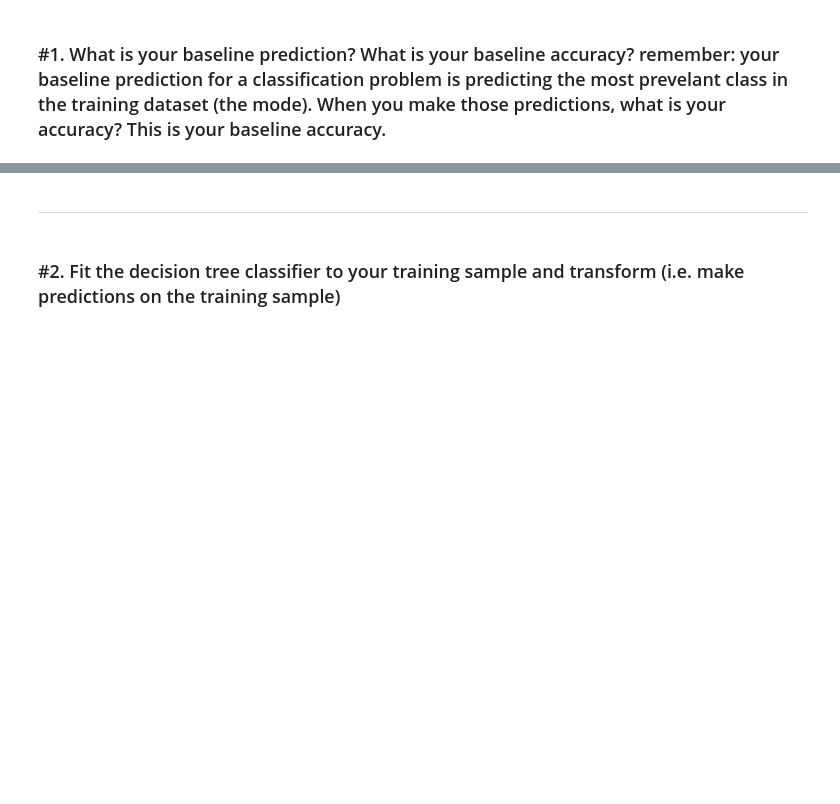
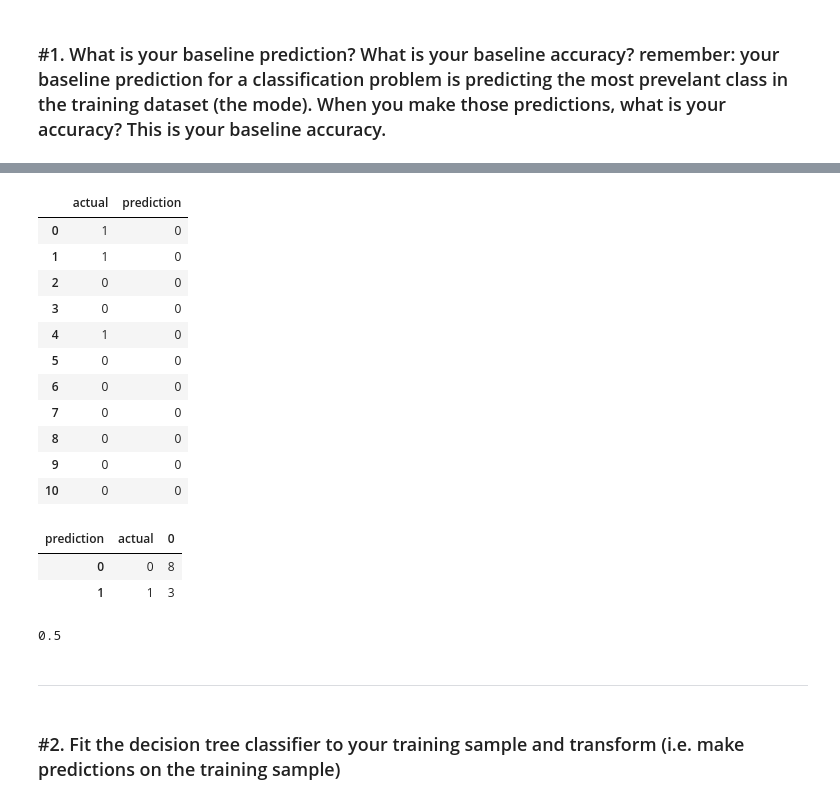
Before and after one commit to natasharivers/Classifications, a Jupyter notebook: model.ipynb, the cells around one changed output, grey strips where cells are left out. Drawn from its saved outputs; the diff is of its cells as text; code cells hidden in the pictures; blank space fills up the shorter version.

```diff
--- a/model.ipynb
+++ b/model.ipynb
@@ -48,3 +66,35 @@ print(f'Baseline accuracy is: {baseline_accuracy:.2%}')
+# %%
+import pandas as pd
+from sklearn.metrics import confusion_matrix
+
+df = pd.DataFrame({
+    'actual': ['1','1','0','0','1','0','0','0','0','0','0'],
+    'prediction': ['0','0','0','0','0','0','0','0','0','0','0'],
+})
+df
+# %% [output]
+|  | actual | prediction |
+| 0 | 1 | 0 |
+| 1 | 1 | 0 |
+| 2 | 0 | 0 |
+| 3 | 0 | 0 |
+| 4 | 1 | 0 |
+| 5 | 0 | 0 |
+| 6 | 0 | 0 |
+| 7 | 0 | 0 |
+| 8 | 0 | 0 |
+| 9 | 0 | 0 |
+| 10 | 0 | 0 |
+# %%
+pd.crosstab(df.actual, df.prediction).reset_index()
+# %% [output]
+| prediction | actual | 0 |
+| 0 | 0 | 8 |
+| 1 | 1 | 3 |
+# %%
+(0+1)/(0+1+1+0)
+# %% [output]
+0.5
 # %% [markdown]
 _________________________
 # %% [markdown]
```
Also changed, not shown: parts of 75 cells of this notebook.
